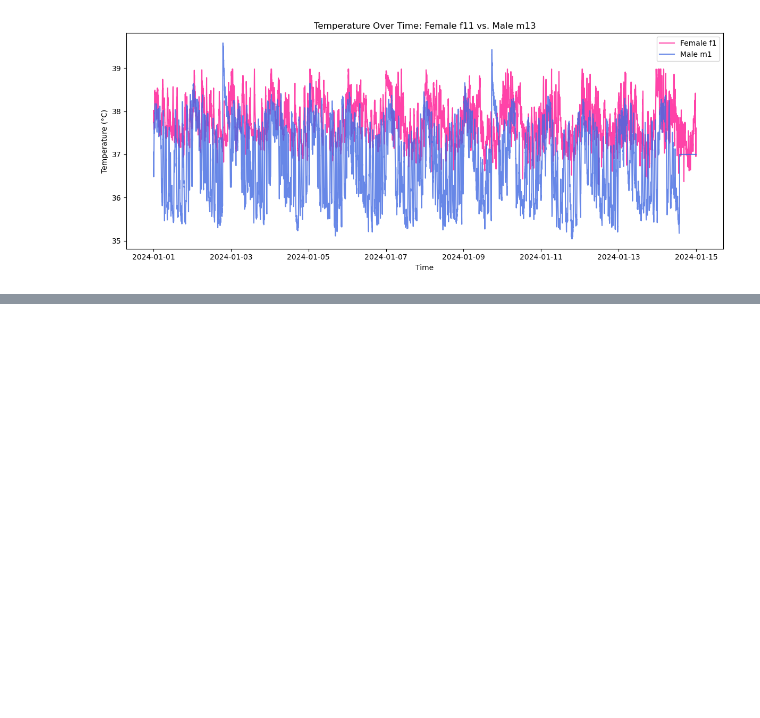
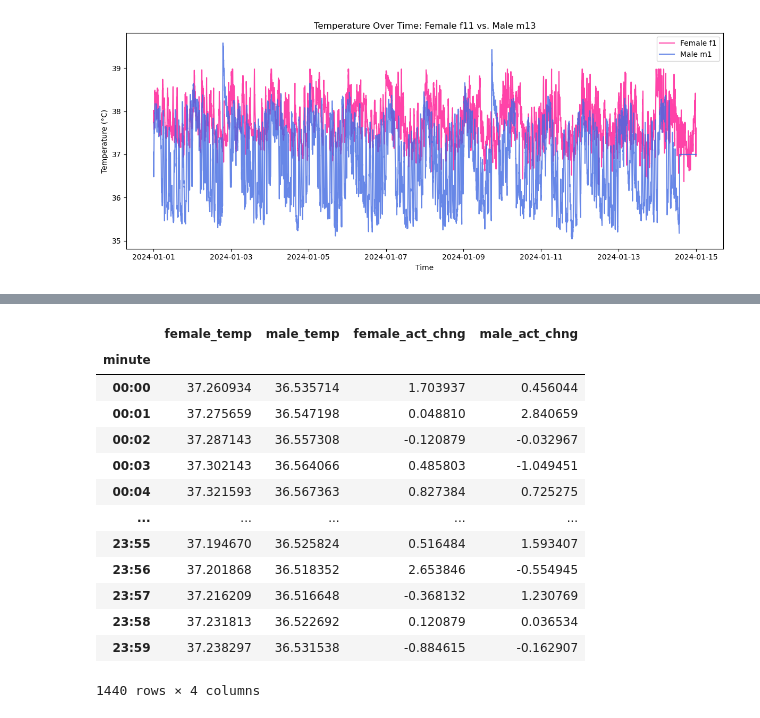
Before and after one commit to mrona22/DSC_106_proj_temp, a Jupyter notebook: ExporatoryGraphs.ipynb, the cells around one changed output, grey strips where cells are left out. Saved outputs shown, nothing was run; the diff lists cells and outputs as text; code cells hidden in the pictures; blank space fills up the shorter version.

```diff
--- a/ExporatoryGraphs.ipynb
+++ b/ExporatoryGraphs.ipynb
@@ -148,0 +201,14 @@ plt.show()
+# %%
+milan_activity = activity_combined.copy()
+milan_activity['minute'] = milan_activity['Time'].dt.strftime("%H:%M")
+
+# Group and reshape
+activity_by_minute = (
+    milan_activity
+    .groupby(['minute', 'Sex'])['Activity']
+    .mean()
+    .unstack()  # makes 'Sex' values (e.g., Male, Female) into columns
+)
+
+# Optional: rename columns if needed
+activity_by_minute.columns.name = None  # remove 'Sex' label
@@ -148,0 +217,16 @@ plt.show()
+# %%
+# Calculate the activity derivatives for both Female and Male
+activity_derivative_female = activity_by_minute['Female'].diff()
+activity_derivative_male = activity_by_minute['Male'].diff()
+
+# Handle the first row (00:00) by manually setting the difference between 23:59 and 00:00
+activity_derivative_female.iloc[0] = activity_by_minute['Female'].iloc[0] - activity_by_minute['Female'].iloc[-1]
+activity_derivative_male.iloc[0] = activity_by_minute['Male'].iloc[0] - activity_by_minute['Male'].iloc[-1]
+
+# Add the derivatives back to the DataFrame
+activity_by_minute['Female_Activity_Derivative'] = activity_derivative_female
+activity_by_minute['Male_Activity_Derivative'] = activity_derivative_male
+activity_data = activity_by_minute[['Female_Activity_Derivative', 'Male_Activity_Derivative']].rename(columns={
+    'Female_Activity_Derivative': 'female_act_chng',
+    'Male_Activity_Derivative': 'male_act_chng'
+    })
@@ -148,0 +235,2 @@ plt.show()
+# %%
+milan_merged = milan_merged.rename(columns={'Female':'female_temp', 'Male': 'male_temp'})
@@ -148,0 +258,17 @@ plt.show()
+# %%
+temp_act_data
+# %% [output]
+|  | female_temp | male_temp | female_act_chng | male_act_chng |
+| minute |  |  |  |  |
+| 00:00 | 37.260934 | 36.535714 | 1.703937 | 0.456044 |
+| 00:01 | 37.275659 | 36.547198 | 0.048810 | 2.840659 |
+| 00:02 | 37.287143 | 36.557308 | -0.120879 | -0.032967 |
+| 00:03 | 37.302143 | 36.564066 | 0.485803 | -1.049451 |
+| 00:04 | 37.321593 | 36.567363 | 0.827384 | 0.725275 |
+| ... | ... | ... | ... | ... |
+| 23:55 | 37.194670 | 36.525824 | 0.516484 | 1.593407 |
+| 23:56 | 37.201868 | 36.518352 | 2.653846 | -0.554945 |
+| 23:57 | 37.216209 | 36.516648 | -0.368132 | 1.230769 |
+| 23:58 | 37.231813 | 36.522692 | 0.120879 | 0.036534 |
+| 23:59 | 37.238297 | 36.531538 | -0.884615 | -0.162907 |
+1440 rows × 4 columns
```
Also changed, not shown: parts of 17 cells of this notebook, 8 other files.
